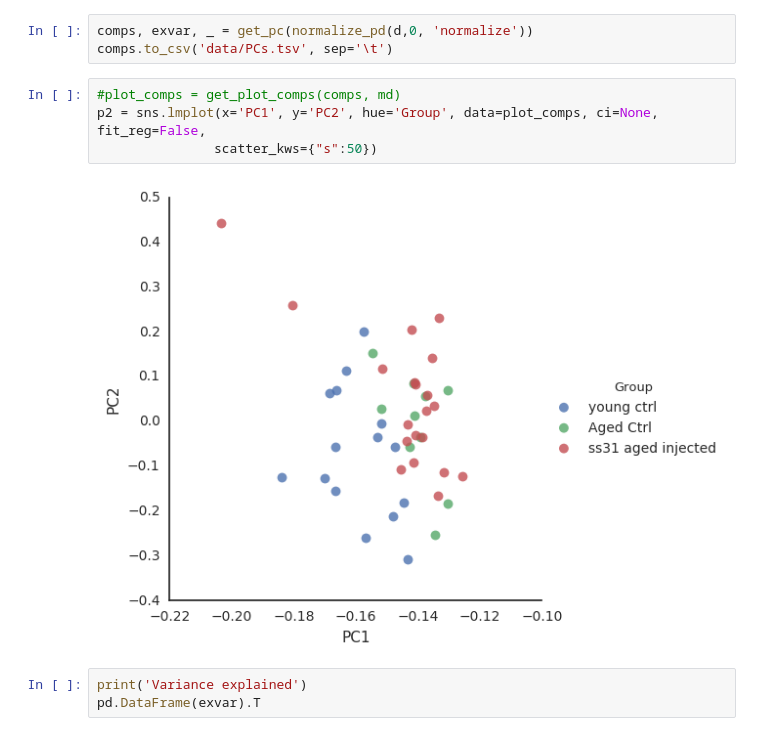
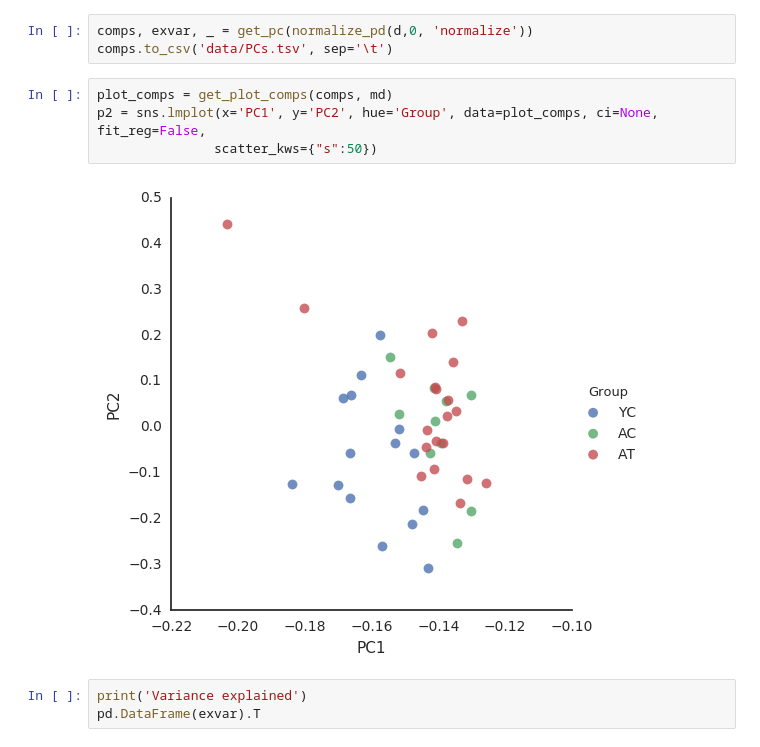
Before and after one commit to aperz/vacou, a Jupyter notebook: vacou-2.ipynb, the cells around one changed output. Saved outputs shown, nothing was run; the diff lists cells and outputs as text.

```diff
--- a/vacou-2.ipynb
+++ b/vacou-2.ipynb
@@ -210,11 +228,11 @@ Accuracy for classifier param grid for response variable Group
 comps, exvar, _ = get_pc(normalize_pd(d,0, 'normalize'))
 comps.to_csv('data/PCs.tsv', sep='\t')
 # %%
-#plot_comps = get_plot_comps(comps, md)
+plot_comps = get_plot_comps(comps, md)
 p2 = sns.lmplot(x='PC1', y='PC2', hue='Group', data=plot_comps, ci=None, fit_reg=False,
                scatter_kws={"s":50})
 # %% [output]
-[figure, old version]
+[figure, new version]
 # %%
 print('Variance explained')
 pd.DataFrame(exvar).T
```
Also changed, not shown: parts of 44 cells of this notebook.
